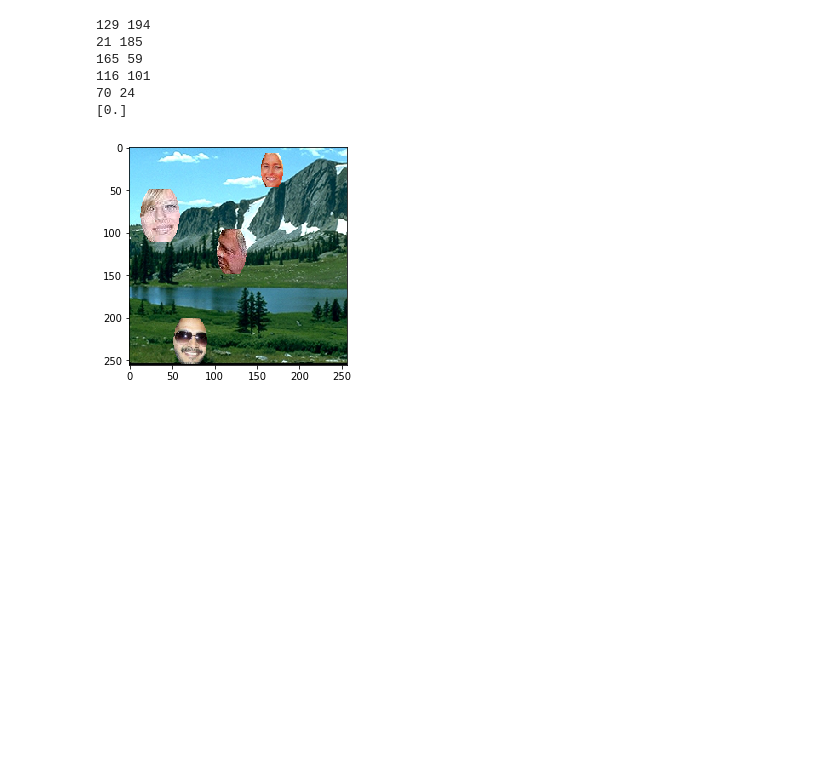
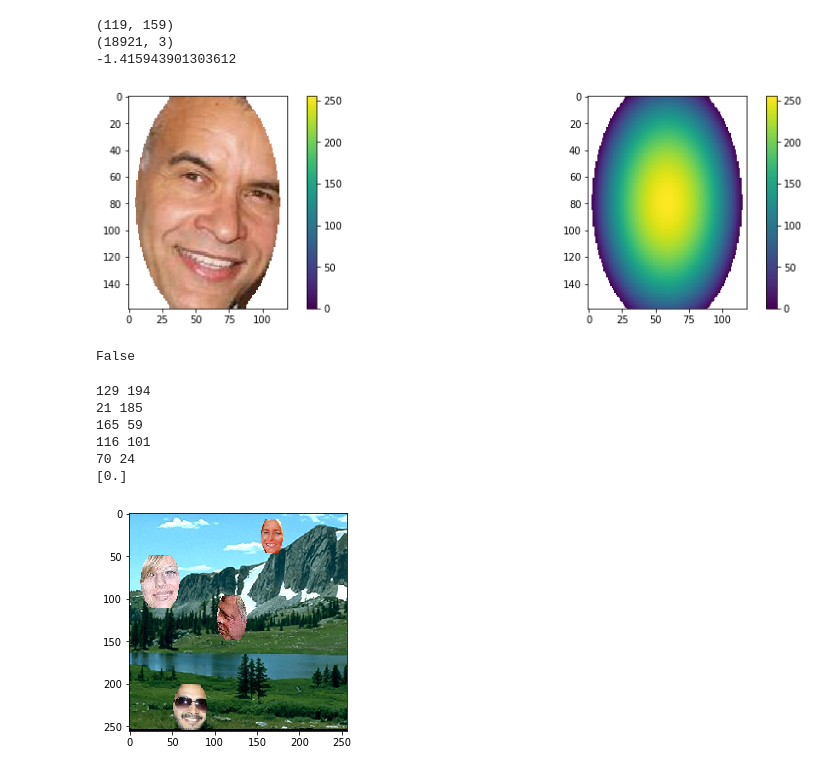
Before and after one commit to ssaz5/floating_head_generation, a Jupyter notebook: DataGeneration.ipynb, the cells around one changed output. Drawn from its saved outputs; the diff is of its cells as text; code cells hidden in the pictures; blank space fills up the shorter version.

```diff
--- a/DataGeneration.ipynb
+++ b/DataGeneration.ipynb
@@ -50,3 +49,62 @@ test_bg.show()
+# %%
+tweaker = 1
+
+test_face = Image.open('cropped/' + faces[49])
+
+x = gkern(test_face.size[1],test_face.size[0],2.0*tweaker,2.5*tweaker);
+
+data = np.array(test_face.getdata())
+blank_img = Image.fromarray(np.ones(test_face.size[::-1] + tuple([3]), dtype = np.uint8)*255)
+
+print(test_face.size)
+print(data.shape)
+
+
+x = x/np.max(x)
+th = (np.mean(x) - 1*np.std(x))
+x[x < th] = np.nan
+
+
+# data[...,3] = x
+
+# x_ = np.exp(x)
+x_ = np.log(x)
+print(np.nanmin(x_))
+x_ = x_ - np.nanmin(x_)
+
+# x_[x_ < (np.log(th)-np.min(x_))] = 0
+# x_ = 1.3**x_
+x_ = x_/np.nanmax(x_)
+x_ = x_*255
+
+x[x >= th] = 255
+# x = x*255
+
+x_img = Image.fromarray(np.uint8(x))
+
+x_img = x_img.filter(ImageFilter.MinFilter(5))
+
+blank_img.paste(test_face, (0,0), x_img)
+
+
+plt.subplot(1,2,1)
+plt.imshow(blank_img)
+plt.colorbar()
+
+plt.subplot(1,2,2)
+plt.imshow(x_)
+plt.colorbar()
+
+plt.subplots_adjust(left = 28, right = 30)
+# %% [output]
+(119, 159)
+(18921, 3)
+-1.415943901303612
+[figure, added]
+# %%
+np.nan==255
+# %% [output]
+False
 # %%
 for i in range(5):
     print(test_bg.face_boxes[i].xmin, test_bg.face_boxes[i].ymin)
```
Also changed, not shown: parts of 7 cells of this notebook, 1 other file.
